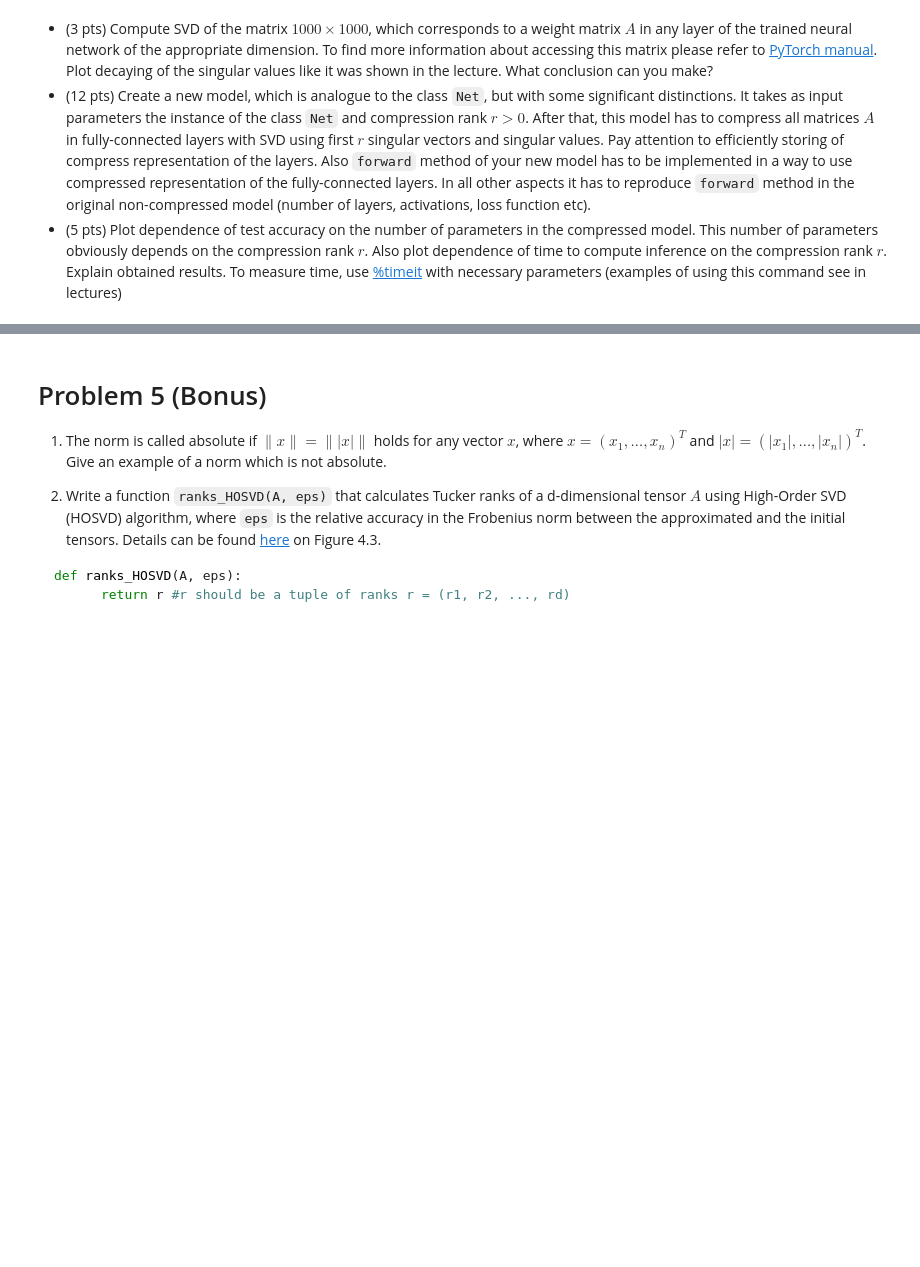
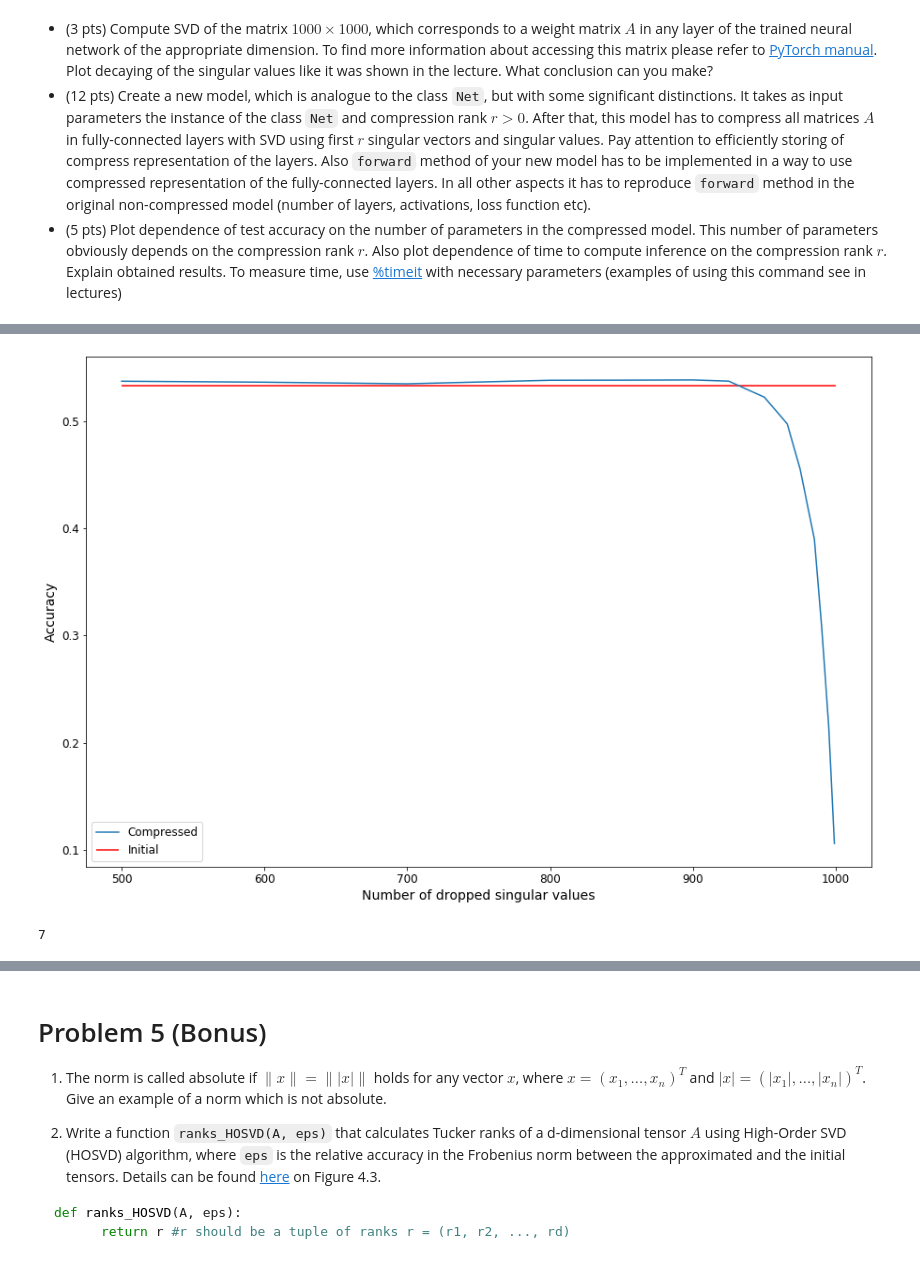
Before and after one commit to waytobehigh/nla2019, a Jupyter notebook: psets/pset1/PS1.ipynb, the cells around one changed output, grey strips where cells are left out. Saved outputs shown, nothing was run; the diff lists cells and outputs as text; code cells hidden in the pictures; blank space fills up the shorter version.

```diff
--- a/psets/pset1/PS1.ipynb
+++ b/psets/pset1/PS1.ipynb
@@ -376,0 +458,3 @@ Generate some set of vectors $x_i \in \mathbb{R}^{1000}$ such that the funtion $
+# %%
+X = np.random.randn(1000, 1000)
+w = np.random.randn(1000)
@@ -561,0 +705,11 @@ To measure time, use [%timeit](https://docs.python.org/3.6/library/timeit.html)
+# %%
+def compute_metrics(model, test_loader):
+    model.eval()
+    correct = 0
+    with torch.no_grad():
+        for data, target in test_loader:
+            output = model(data)
+            pred = output.argmax(dim=1, keepdim=True) # get the index of the max log-probability
+            correct += pred.eq(target.view_as(pred)).sum().item()
+
+    return correct / len(test_loader.dataset)
@@ -561,0 +722,27 @@ To measure time, use [%timeit](https://docs.python.org/3.6/library/timeit.html)
+# %%
+from tqdm import tqdm
+from warnings import filterwarnings
+from IPython.display import clear_output
+filterwarnings('ignore')
+
+logs = []
+grid = [500, 600, 700, 800, 850, 900, 925, 950, 966, 975, 985, 990, 995, 999]
+for n_dropped in tqdm(grid):
+    compressed_model = CompressedNet(model, 1000 - n_dropped)
+    logs.append(compute_metrics(compressed_model, test_loader))
+    clear_output(True)
+# %%
+plt.figure(figsize=(15, 10))
+plt.plot(grid, logs, label='Compressed')
+plt.hlines(0.5334, 500, 1000, colors='red', label='Initial')
+plt.xlabel('Number of dropped singular values', fontsize=14)
+plt.ylabel('Accuracy', fontsize=14)
+plt.legend(fontsize=12)
+plt.xticks(fontsize=12)
+plt.yticks(fontsize=12);
+# %% [output]
+[figure, added]
+# %%
+np.sum(np.array(logs) > 0.5334)
+# %% [output]
+7
```
Also changed, not shown: parts of 42 cells of this notebook.
